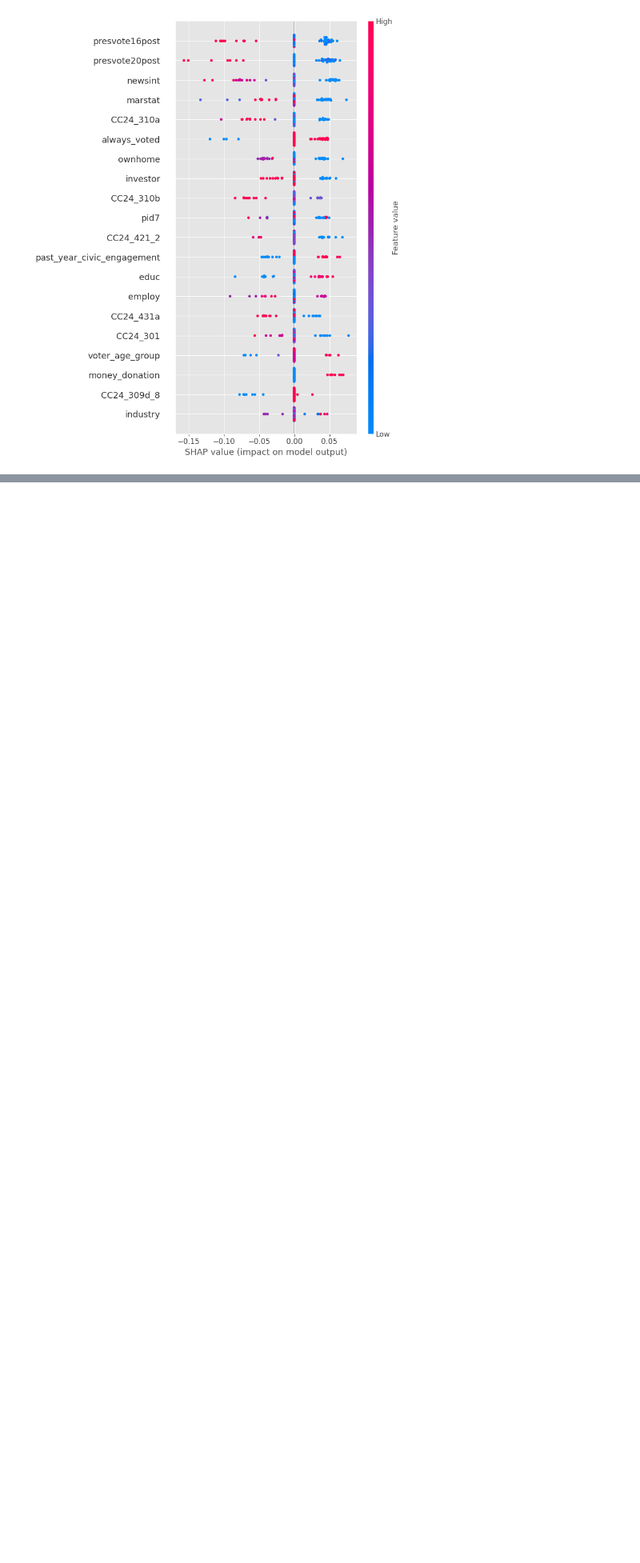
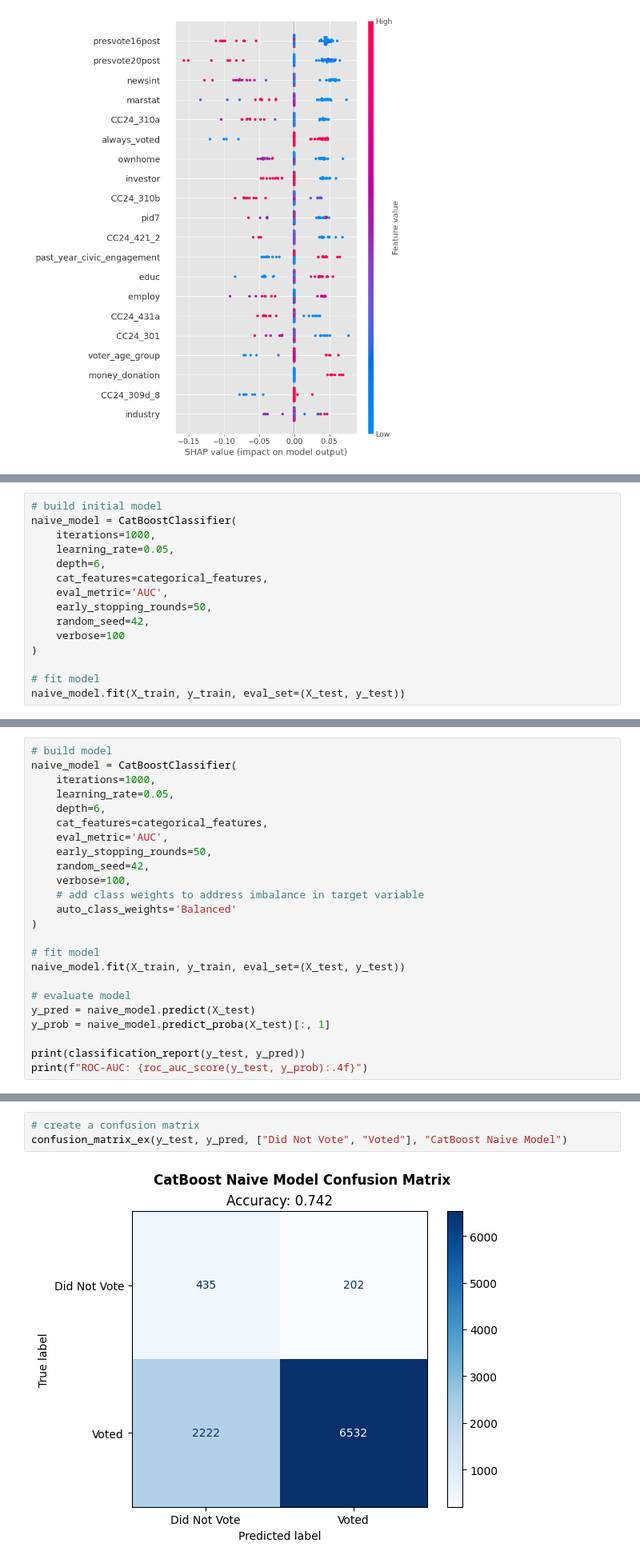
Before and after one commit to agtrinidad/s26-hnz-voter-predictors, a Jupyter notebook: s26_midterm_project_g17.ipynb, the cells around one changed output, grey strips where cells are left out. Shown at 80% size. Drawn from its saved outputs; the diff is of its cells as text; blank space fills up the shorter version.

Commit message:
Added CatBoost

```diff
--- a/s26_midterm_project_g17.ipynb
+++ b/s26_midterm_project_g17.ipynb
@@ -2400,0 +2517,15 @@ shap.summary_plot(test_class_1_values, test_explain_data, feature_names=test_exp
+# %%
+# build initial model
+naive_model = CatBoostClassifier(
+    iterations=1000,
+    learning_rate=0.05,
+    depth=6,
+    cat_features=categorical_features,
+    eval_metric='AUC',
+    early_stopping_rounds=50,
+    random_seed=42,
+    verbose=100
+)
+
+# fit model
+naive_model.fit(X_train, y_train, eval_set=(X_test, y_test))
@@ -2400,0 +2582,24 @@ shap.summary_plot(test_class_1_values, test_explain_data, feature_names=test_exp
+# %%
+# build model
+naive_model = CatBoostClassifier(
+    iterations=1000,
+    learning_rate=0.05,
+    depth=6,
+    cat_features=categorical_features,
+    eval_metric='AUC',
+    early_stopping_rounds=50,
+    random_seed=42,
+    verbose=100,
+    # add class weights to address imbalance in target variable
+    auto_class_weights='Balanced'
+)
+
+# fit model
+naive_model.fit(X_train, y_train, eval_set=(X_test, y_test))
+
+# evaluate model
+y_pred = naive_model.predict(X_test)
+y_prob = naive_model.predict_proba(X_test)[:, 1]
+
+print(classification_report(y_test, y_pred))
+print(f"ROC-AUC: {roc_auc_score(y_test, y_prob):.4f}")
@@ -2400,0 +2642,5 @@ shap.summary_plot(test_class_1_values, test_explain_data, feature_names=test_exp
+# %%
+# create a confusion matrix
+confusion_matrix_ex(y_test, y_pred, ["Did Not Vote", "Voted"], "CatBoost Naive Model")
+# %% [output]
+[figure, added]
```
Also changed, not shown: parts of 64 cells of this notebook.
